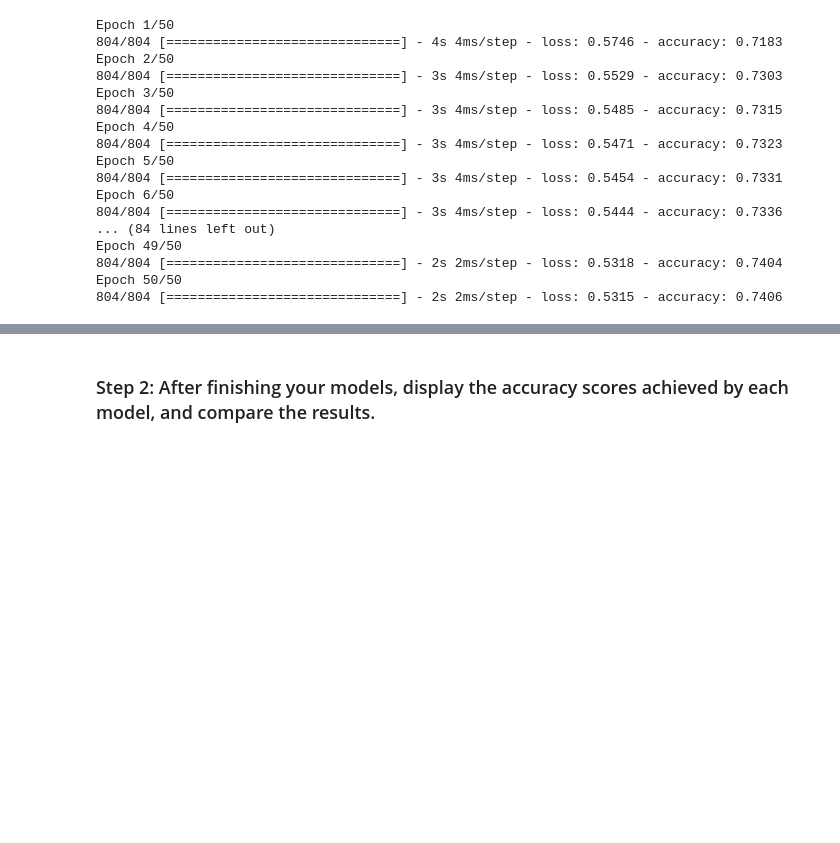
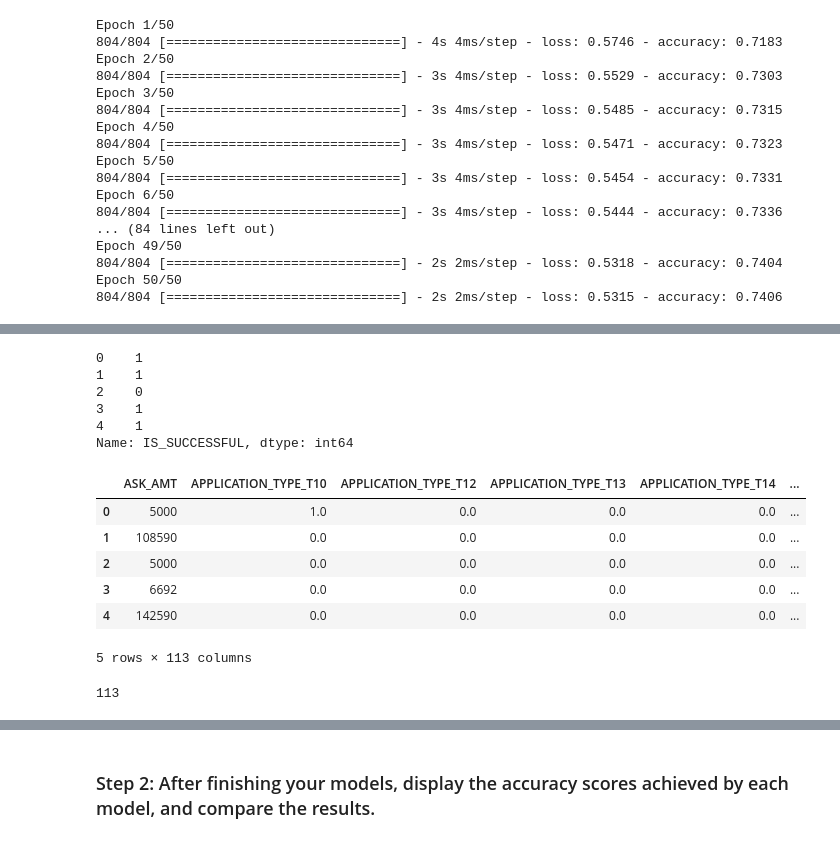
Before and after one commit to sububer/vc-fund-predictor, a Jupyter notebook: app/GC_venture_funding_with_deep_learning.ipynb, the cells around one changed output, grey strips where cells are left out. Cells and saved outputs as stored; diff of their text form; code cells hidden in the pictures; blank space fills up the shorter version.

```diff
--- a/app/GC_venture_funding_with_deep_learning.ipynb
+++ b/app/GC_venture_funding_with_deep_learning.ipynb
@@ -511,0 +592,27 @@ Epoch 50/50
+# %%
+## create new X, y datasets from the reduced encoded applicant data
+y_reduced = applicant_reduced_encoded_df['IS_SUCCESSFUL']
+
+# display y_reduced
+y_reduced.head()
+# %% [output]
+0    1
+1    1
+2    0
+3    1
+4    1
+Name: IS_SUCCESSFUL, dtype: int64
+# %%
+# define reduced features X_reduced, by selecting all col but IS_SUCCESSFUL from the reduced encoded data
+X_reduced = applicant_reduced_encoded_df.drop(columns=['IS_SUCCESSFUL'])
+
+# review X_reduced
+X_reduced.head()
+# %% [output]
+|  | ASK_AMT | APPLICATION_TYPE_T10 | APPLICATION_TYPE_T12 | APPLICATION_TYPE_T13 | APPLICATION_TYPE_T14 | ... |
+| 0 | 5000 | 1.0 | 0.0 | 0.0 | 0.0 | ... |
+| 1 | 108590 | 0.0 | 0.0 | 0.0 | 0.0 | ... |
+| 2 | 5000 | 0.0 | 0.0 | 0.0 | 0.0 | ... |
+| 3 | 6692 | 0.0 | 0.0 | 0.0 | 0.0 | ... |
+| 4 | 142590 | 0.0 | 0.0 | 0.0 | 0.0 | ... |
+5 rows × 113 columns
@@ -512,8 +632,12 @@ Epoch 50/50
 # %%
+# creating a model with 2 hidden layers, to run against the reduced feature data
+
 # Define the the number of inputs (features) to the model
-number_input_features = len(X_train.iloc[0])
+number_input_features_A2 = len(X_reduced_train.iloc[0])
 
 # Review the number of features
-number_input_features
+number_input_features_A2
+# %% [output]
+113
 # %%
 # Define the number of neurons in the output layer
```
Also changed, not shown: parts of 26 cells of this notebook.
